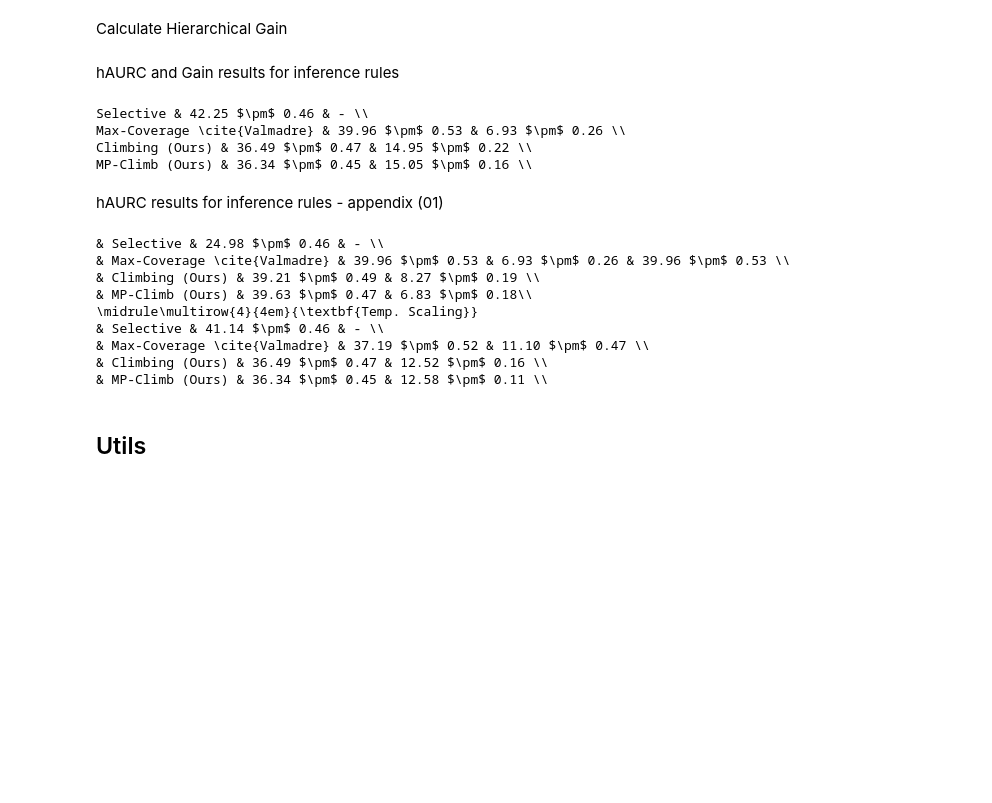
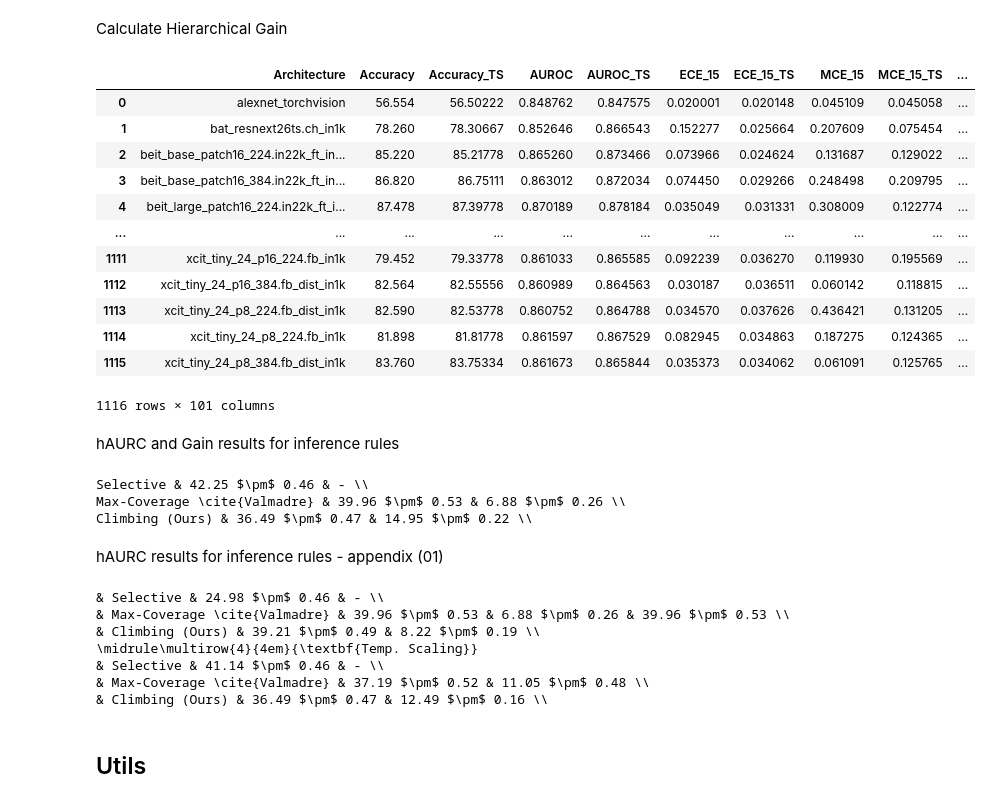
Before and after one commit to shanigoren/Hierarchical-Selective-Classification, a Jupyter notebook: inf_rule_analysis.ipynb, the cells around one changed output. Saved outputs shown, nothing was run; the diff lists cells and outputs as text; code cells hidden in the pictures; blank space fills up the shorter version.

```diff
--- a/inf_rule_analysis.ipynb
+++ b/inf_rule_analysis.ipynb
@@ -25,37 +32,51 @@ df.head()
 Calculate Hierarchical Gain
 # %%
 # No TS <-> No TS, TS <-> TS
-for inf_rule in ['selective', 'maxcoverage', 'climbing', 'maxlikelihood']:
+for inf_rule in ['selective', 'maxcoverage', 'climbing']:
     for suffix in ['hier', 'hier_TS', '01', '01_TS']:
         col_name = f'hAURC_{inf_rule}_{suffix}'
         df[col_name] = 1000*df[col_name]
 
-for inf_rule in ['maxcoverage', 'climbing', 'maxlikelihood']:
+for inf_rule in ['maxcoverage', 'climbing']:
     # for suffix in ['01', '01_TS']:
     for suffix in ['01', '01_TS', 'hier', 'hier_TS']:
         col_name = f'hAURC_{inf_rule}_{suffix}'
         df[f'Gain_{col_name}'] = 100*(df[f'hAURC_selective_{suffix}']-df[col_name])/df[f'hAURC_selective_{suffix}']
 
 # Our algorithms <-> Baselines
-for inf_rule in ['climbing', 'maxlikelihood']:
+for inf_rule in ['climbing']:
     col_name = f'hAURC_{inf_rule}_hier_TS'
-    df[f'Gain_{col_name}_F'] = 100*(df[f'hAURC_selective_hier']-df[col_name])/df[f'hAURC_selective_hier']
+    df[f'Gain_{inf_rule}_hier_TS_F'] = 100*(df[f'hAURC_selective_hier']-df[col_name])/df[f'hAURC_selective_hier']
     col_name = f'hAURC_{inf_rule}_01_TS'
-    df[f'Gain_{col_name}_F'] = 100*(df[f'hAURC_selective_01']-df[col_name])/df[f'hAURC_selective_01']
+    df[f'Gain_{inf_rule}_01_TS_F'] = 100*(df[f'hAURC_selective_01']-df[col_name])/df[f'hAURC_selective_01']
+# %%
+df
+# %% [output]
+|  | Architecture | Accuracy | Accuracy_TS | AUROC | AUROC_TS | ECE_15 | ECE_15_TS | MCE_15 | MCE_15_TS | ... |
+| 0 | alexnet_torchvision | 56.554 | 56.50222 | 0.848762 | 0.847575 | 0.020001 | 0.020148 | 0.045109 | 0.045058 | ... |
+| 1 | bat_resnext26ts.ch_in1k | 78.260 | 78.30667 | 0.852646 | 0.866543 | 0.152277 | 0.025664 | 0.207609 | 0.075454 | ... |
+| 2 | beit_base_patch16_224.in22k_ft_in... | 85.220 | 85.21778 | 0.865260 | 0.873466 | 0.073966 | 0.024624 | 0.131687 | 0.129022 | ... |
+| 3 | beit_base_patch16_384.in22k_ft_in... | 86.820 | 86.75111 | 0.863012 | 0.872034 | 0.074450 | 0.029266 | 0.248498 | 0.209795 | ... |
+| 4 | beit_large_patch16_224.in22k_ft_i... | 87.478 | 87.39778 | 0.870189 | 0.878184 | 0.035049 | 0.031331 | 0.308009 | 0.122774 | ... |
+| ... | ... | ... | ... | ... | ... | ... | ... | ... | ... | ... |
+| 1111 | xcit_tiny_24_p16_224.fb_in1k | 79.452 | 79.33778 | 0.861033 | 0.865585 | 0.092239 | 0.036270 | 0.119930 | 0.195569 | ... |
+| 1112 | xcit_tiny_24_p16_384.fb_dist_in1k | 82.564 | 82.55556 | 0.860989 | 0.864563 | 0.030187 | 0.036511 | 0.060142 | 0.118815 | ... |
+| 1113 | xcit_tiny_24_p8_224.fb_dist_in1k | 82.590 | 82.53778 | 0.860752 | 0.864788 | 0.034570 | 0.037626 | 0.436421 | 0.131205 | ... |
+| 1114 | xcit_tiny_24_p8_224.fb_in1k | 81.898 | 81.81778 | 0.861597 | 0.867529 | 0.082945 | 0.034863 | 0.187275 | 0.124365 | ... |
+| 1115 | xcit_tiny_24_p8_384.fb_dist_in1k | 83.760 | 83.75334 | 0.861673 | 0.865844 | 0.035373 | 0.034062 | 0.061091 | 0.125765 | ... |
+1116 rows × 101 columns
 # %% [markdown]
 hAURC and Gain results for inference rules
 # %%
 n = np.sqrt(len(df))
 Valmadre = '{Valmadre}'
 print(f'Selective & {df["hAURC_selective_01"].mean():.2f} $\pm$ {df["hAURC_selective_01"].std()/n:.2f} & - \\\\')
-print(f"Max-Coverage \cite{Valmadre} & {df['hAURC_maxcoverage_01'].mean():.2f} $\pm$ {df['hAURC_maxcoverage_01'].std()/n:.2f} & {df['Gain_hAURC_maxcoverage_01'].mean():.2f} $\pm$ {df['Gain_hAURC_maxcoverage_01'].std()/n:.2f} \\\\")
-print(f"Climbing (Ours) & {df['hAURC_climbing_01_TS'].mean():.2f} $\pm$ {df['hAURC_climbing_01_TS'].std()/n:.2f} & {df['Gain_hAURC_climbing_01_TS_F'].mean():.2f} $\pm$ {df['Gain_hAURC_climbing_01_TS_F'].std()/n:.2f} \\\\")
-print(f"MP-Climb (Ours) & {df['hAURC_maxlikelihood_01_TS'].mean():.2f} $\pm$ {df['hAURC_maxlikelihood_01_TS'].std()/n:.2f} & {df['Gain_hAURC_maxlikelihood_01_TS_F'].mean():.2f} $\pm$ {df['Gain_hAURC_maxlikelihood_01_TS_F'].std()/n:.2f} \\\\")
+print(f"Max-Coverage \cite{Valmadre} & {df['hAURC_maxcoverage_01'].mean():.2f} $\pm$ {df['hAURC_maxcoverage_01'].std()/n:.2f} & {df['Gain_maxcoverage_01'].mean():.2f} $\pm$ {df['Gain_maxcoverage_01'].std()/n:.2f} \\\\")
+print(f"Climbing (Ours) & {df['hAURC_climbing_01_TS'].mean():.2f} $\pm$ {df['hAURC_climbing_01_TS'].std()/n:.2f} & {df['Gain_climbing_01_TS_F'].mean():.2f} $\pm$ {df['Gain_climbing_01_TS_F'].std()/n:.2f} \\\\")
 # %% [output]
 Selective & 42.25 $\pm$ 0.46 & - \\
-Max-Coverage \cite{Valmadre} & 39.96 $\pm$ 0.53 & 6.93 $\pm$ 0.26 \\
+Max-Coverage \cite{Valmadre} & 39.96 $\pm$ 0.53 & 6.88 $\pm$ 0.26 \\
 Climbing (Ours) & 36.49 $\pm$ 0.47 & 14.95 $\pm$ 0.22 \\
-MP-Climb (Ours) & 36.34 $\pm$ 0.45 & 15.05 $\pm$ 0.16 \\
 # %% [markdown]
 hAURC results for inference rules - appendix (01)
 # %%
@@ -63,26 +84,22 @@ n = np.sqrt(len(df))
 Valmadre = '{Valmadre}'
 # No temp scaling
 print(f'& Selective & {df["hAURC_selective_hier"].mean():.2f} $\pm$ {df["hAURC_selective_01"].std()/n:.2f} & - \\\\')
-print(f"& Max-Coverage \cite{Valmadre} & {df['hAURC_maxcoverage_01'].mean():.2f} $\pm$ {df['hAURC_maxcoverage_01'].std()/n:.2f} & {df['Gain_hAURC_maxcoverage_01'].mean():.2f} $\pm$ {df['Gain_hAURC_maxcoverage_01'].std()/n:.2f} & {df['hAURC_maxcoverage_01'].mean():.2f} $\pm$ {df['hAURC_maxcoverage_01'].std()/n:.2f} \\\\")
-print(f"& Climbing (Ours) & {df['hAURC_climbing_01'].mean():.2f} $\pm$ {df['hAURC_climbing_01'].std()/n:.2f} & {df['Gain_hAURC_climbing_01'].mean():.2f} $\pm$ {df['Gain_hAURC_climbing_01'].std()/n:.2f} \\\\")
-print(f"& MP-Climb (Ours) & {df['hAURC_maxlikelihood_01'].mean():.2f} $\pm$ {df['hAURC_maxlikelihood_01'].std()/n:.2f} & {df['Gain_hAURC_maxlikelihood_01'].mean():.2f} $\pm$ {df['Gain_hAURC_maxlikelihood_01'].std()/n:.2f}\\\\")
+print(f"& Max-Coverage \cite{Valmadre} & {df['hAURC_maxcoverage_01'].mean():.2f} $\pm$ {df['hAURC_maxcoverage_01'].std()/n:.2f} & {df['Gain_maxcoverage_01'].mean():.2f} $\pm$ {df['Gain_maxcoverage_01'].std()/n:.2f} & {df['hAURC_maxcoverage_01'].mean():.2f} $\pm$ {df['hAURC_maxcoverage_01'].std()/n:.2f} \\\\")
+print(f"& Climbing (Ours) & {df['hAURC_climbing_01'].mean():.2f} $\pm$ {df['hAURC_climbing_01'].std()/n:.2f} & {df['Gain_climbing_01'].mean():.2f} $\pm$ {df['Gain_climbing_01'].std()/n:.2f} \\\\")
 # table formatting
 print('\midrule\multirow{4}{4em}{\\textbf{Temp. Scaling}}')
 # Temp Scaling
 print(f'& Selective & {df["hAURC_selective_01_TS"].mean():.2f} $\pm$ {df["hAURC_selective_01_TS"].std()/n:.2f} & - \\\\')
-print(f"& Max-Coverage \cite{Valmadre} & {df['hAURC_maxcoverage_01_TS'].mean():.2f} $\pm$ {df['hAURC_maxcoverage_01_TS'].std()/n:.2f} & {df['Gain_hAURC_maxcoverage_01_TS'].mean():.2f} $\pm$ {df['Gain_hAURC_maxcoverage_01_TS'].std()/n:.2f} \\\\")
-print(f"& Climbing (Ours) & {df['hAURC_climbing_01_TS'].mean():.2f} $\pm$ {df['hAURC_climbing_01_TS'].std()/n:.2f} & {df['Gain_hAURC_climbing_01_TS'].mean():.2f} $\pm$ {df['Gain_hAURC_climbing_01_TS'].std()/n:.2f} \\\\")
-print(f"& MP-Climb (Ours) & {df['hAURC_maxlikelihood_01_TS'].mean():.2f} $\pm$ {df['hAURC_maxlikelihood_01_TS'].std()/n:.2f} & {df['Gain_hAURC_maxlikelihood_01_TS'].mean():.2f} $\pm$ {df['Gain_hAURC_maxlikelihood_01_TS'].std()/n:.2f} \\\\")
+print(f"& Max-Coverage \cite{Valmadre} & {df['hAURC_maxcoverage_01_TS'].mean():.2f} $\pm$ {df['hAURC_maxcoverage_01_TS'].std()/n:.2f} & {df['Gain_maxcoverage_01_TS'].mean():.2f} $\pm$ {df['Gain_maxcoverage_01_TS'].std()/n:.2f} \\\\")
+print(f"& Climbing (Ours) & {df['hAURC_climbing_01_TS'].mean():.2f} $\pm$ {df['hAURC_climbing_01_TS'].std()/n:.2f} & {df['Gain_climbing_01_TS'].mean():.2f} $\pm$ {df['Gain_climbing_01_TS'].std()/n:.2f} \\\\")
 # %% [output]
 & Selective & 24.98 $\pm$ 0.46 & - \\
-& Max-Coverage \cite{Valmadre} & 39.96 $\pm$ 0.53 & 6.93 $\pm$ 0.26 & 39.96 $\pm$ 0.53 \\
-& Climbing (Ours) & 39.21 $\pm$ 0.49 & 8.27 $\pm$ 0.19 \\
-& MP-Climb (Ours) & 39.63 $\pm$ 0.47 & 6.83 $\pm$ 0.18\\
+& Max-Coverage \cite{Valmadre} & 39.96 $\pm$ 0.53 & 6.88 $\pm$ 0.26 & 39.96 $\pm$ 0.53 \\
+& Climbing (Ours) & 39.21 $\pm$ 0.49 & 8.22 $\pm$ 0.19 \\
 \midrule\multirow{4}{4em}{\textbf{Temp. Scaling}}
 & Selective & 41.14 $\pm$ 0.46 & - \\
-& Max-Coverage \cite{Valmadre} & 37.19 $\pm$ 0.52 & 11.10 $\pm$ 0.47 \\
-& Climbing (Ours) & 36.49 $\pm$ 0.47 & 12.52 $\pm$ 0.16 \\
-& MP-Climb (Ours) & 36.34 $\pm$ 0.45 & 12.58 $\pm$ 0.11 \\
+& Max-Coverage \cite{Valmadre} & 37.19 $\pm$ 0.52 & 11.05 $\pm$ 0.48 \\
+& Climbing (Ours) & 36.49 $\pm$ 0.47 & 12.49 $\pm$ 0.16 \\
 # %% [markdown]
 ## Utils
 # %%
```
Also changed, not shown: parts of 7 cells of this notebook, 3 other files.
